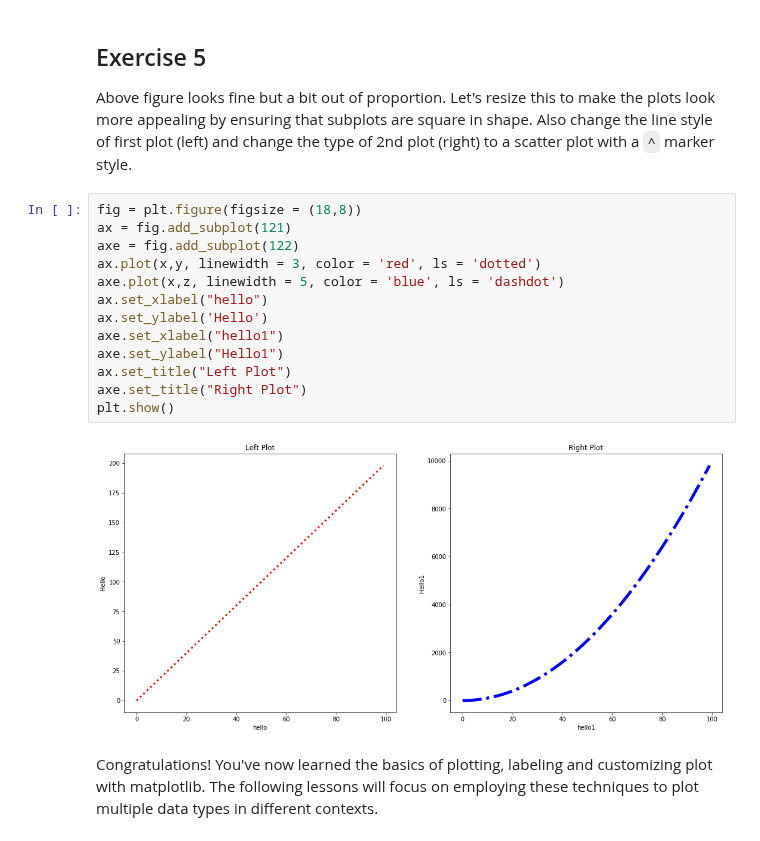
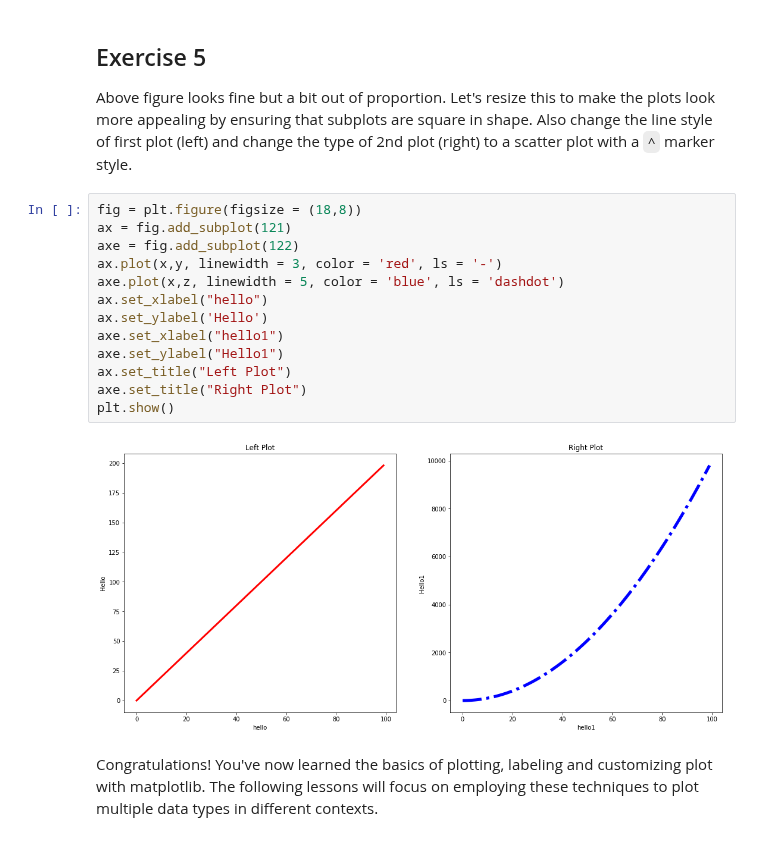
Before and after one commit to asafi1997/dsc-more-practice-with-matplotlib-lab-nyc-ds-060319, a Jupyter notebook: index.ipynb, the cells around one changed output. Drawn from its saved outputs; the diff is of its cells as text.

```diff
--- a/index.ipynb
+++ b/index.ipynb
@@ -140,18 +140,18 @@ Above figure looks fine but a bit out of proportion. Let's resize this to make t
 # %%
 fig = plt.figure(figsize = (18,8))
 ax = fig.add_subplot(121)
 axe = fig.add_subplot(122)
-ax.plot(x,y, linewidth = 3, color = 'red', ls = 'dotted')
+ax.plot(x,y, linewidth = 3, color = 'red', ls = '-')
 axe.plot(x,z, linewidth = 5, color = 'blue', ls = 'dashdot')
 ax.set_xlabel("hello")
 ax.set_ylabel('Hello')
 axe.set_xlabel("hello1")
 axe.set_ylabel("Hello1")
 ax.set_title("Left Plot")
 axe.set_title("Right Plot")
 plt.show()
 # %% [output]
-[figure, old version]
+[figure, new version]
 # %% [markdown]
 Congratulations! You've now learned the basics of plotting, labeling and customizing plot with matplotlib. The following lessons will focus on employing these techniques to plot multiple data types in different contexts.
 # %% [markdown]
```
